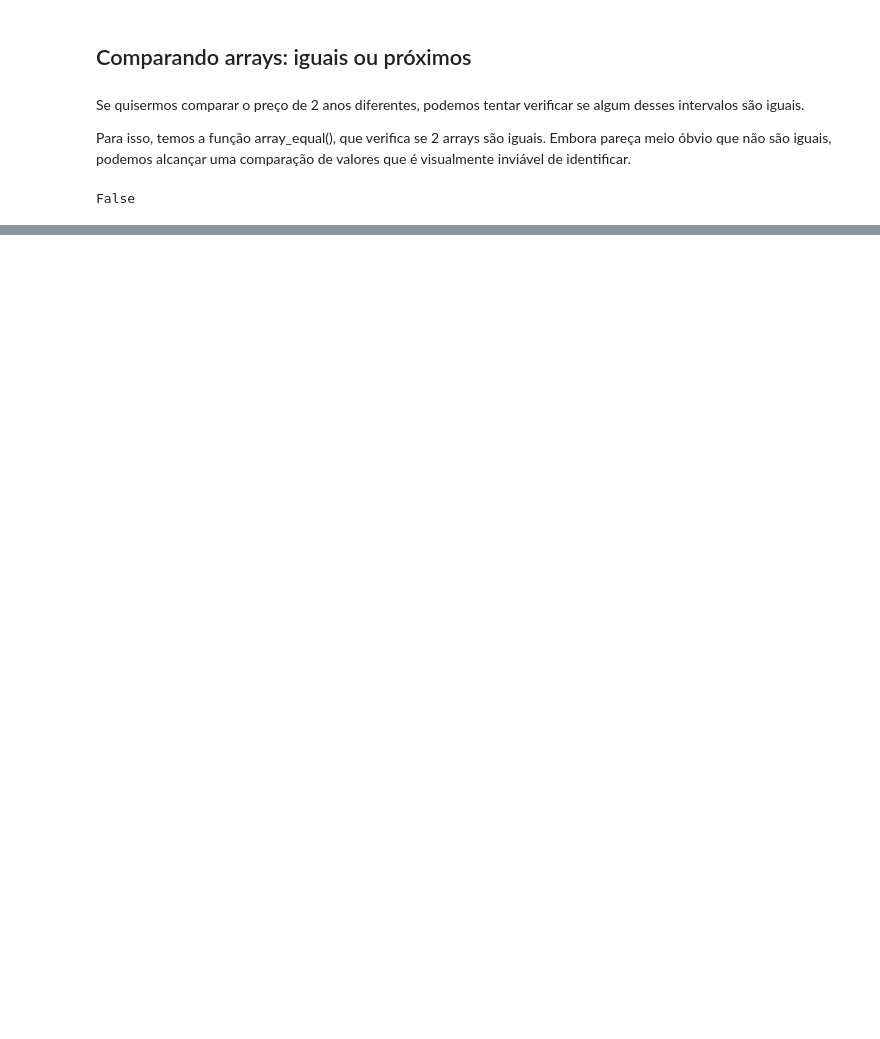
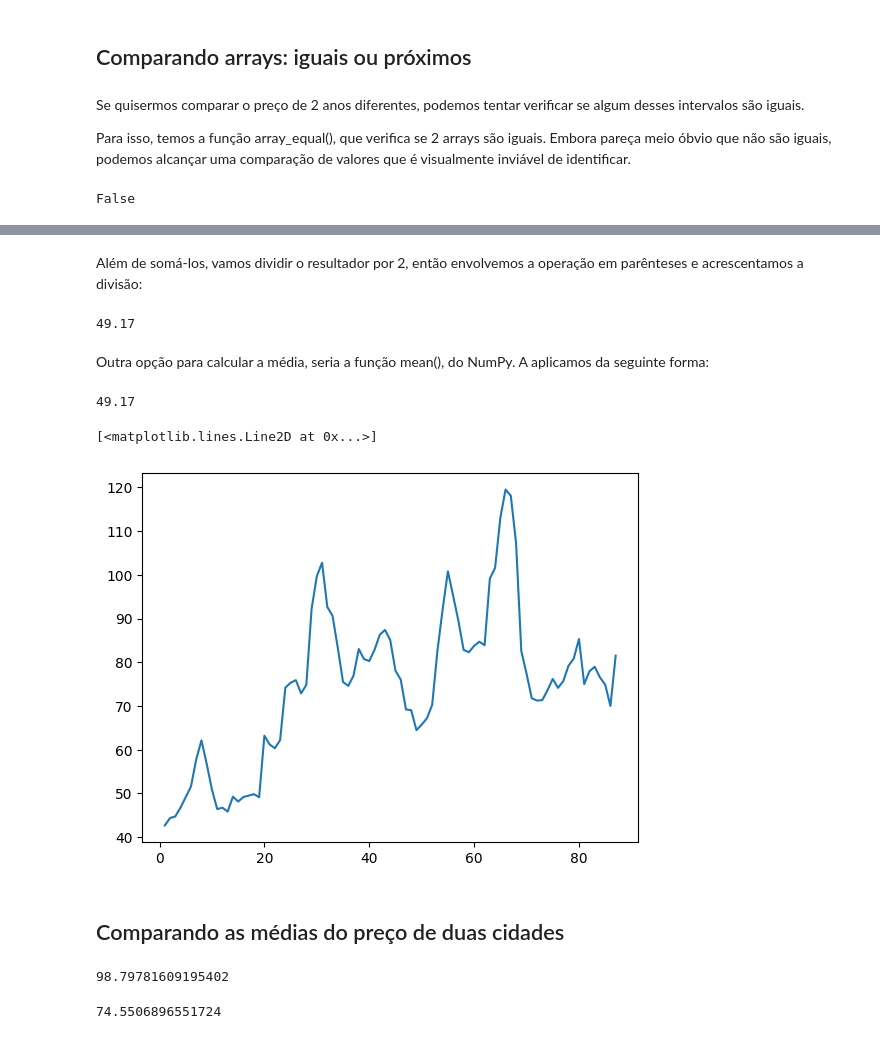
Before and after one commit to orlandojsjunior/Python_para_Data_Science-NumPy, a Jupyter notebook: Numpy.ipynb, the cells around one changed output, grey strips where cells are left out. Drawn from its saved outputs; the diff is of its cells as text; code cells hidden in the pictures; blank space fills up the shorter version.

```diff
--- a/Numpy.ipynb
+++ b/Numpy.ipynb
@@ -239,0 +319,29 @@ False
+# %% [markdown]
+Além de somá-los, vamos dividir o resultador por 2, então envolvemos a operação em parênteses e acrescentamos a divisão:
+# %%
+(Kaliningrad[3]+Kaliningrad[5])/2
+# %% [output]
+49.17
+# %% [markdown]
+Outra opção para calcular a média, seria a função mean(), do NumPy. A aplicamos da seguinte forma:
+# %%
+np.mean([Kaliningrad[3],Kaliningrad[5]])
+# %% [output]
+49.17
+# %%
+Kaliningrad[4] = np.mean([Kaliningrad[3],Kaliningrad[5]])
+# %%
+plt.plot(datas, Kaliningrad)
+# %% [output]
+[<matplotlib.lines.Line2D at 0x...>]
+[figure, added]
+# %% [markdown]
+## Comparando as médias do preço de duas cidades
+# %%
+np.mean(Moscow)
+# %% [output]
+98.79781609195402
+# %%
+np.mean(Kaliningrad)
+# %% [output]
+74.5506896551724
```
Also changed, not shown: parts of 16 cells of this notebook.
